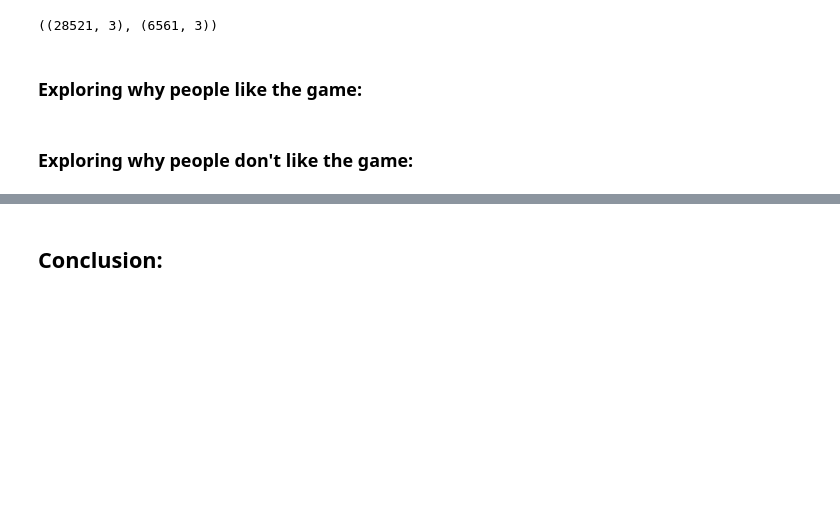
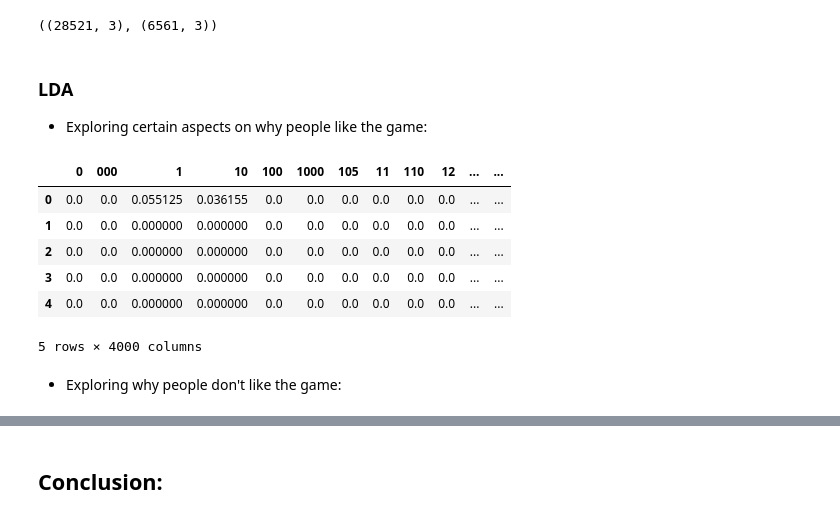
Before and after one commit to BrandonDioneda/Dark-Souls-2-Reviews, a Jupyter notebook: ds2-reviews.ipynb, the cells around one changed output, grey strips where cells are left out. Drawn from its saved outputs; the diff is of its cells as text; code cells hidden in the pictures; blank space fills up the shorter version.

```diff
--- a/ds2-reviews.ipynb
+++ b/ds2-reviews.ipynb
@@ -170,7 +198,23 @@ neg_reviews = reviews[reviews['Recommended?'] == 'Not Recommended']
 pos_reviews.shape, neg_reviews.shape
 # %% [output]
 ((28521, 3), (6561, 3))
+# %% [markdown]
+### LDA
+- Exploring certain aspects on why people like the game:
+# %%
+pos_text = pos_reviews.Review.values.flatten()
+# %%
+tfidf_array = tfidf.fit_transform(pos_text).toarray()
+pos_tfidf = pd.DataFrame(tfidf_array)
+pos_tfidf.columns = tfidf.get_feature_names_out()
+pos_tfidf.head()
+# %% [output]
+|  | 0 | 000 | 1 | 10 | 100 | 1000 | 105 | 11 | 110 | 12 | ... | ... |
+| 0 | 0.0 | 0.0 | 0.055125 | 0.036155 | 0.0 | 0.0 | 0.0 | 0.0 | 0.0 | 0.0 | ... | ... |
+| 1 | 0.0 | 0.0 | 0.000000 | 0.000000 | 0.0 | 0.0 | 0.0 | 0.0 | 0.0 | 0.0 | ... | ... |
+| 2 | 0.0 | 0.0 | 0.000000 | 0.000000 | 0.0 | 0.0 | 0.0 | 0.0 | 0.0 | 0.0 | ... | ... |
+| 3 | 0.0 | 0.0 | 0.000000 | 0.000000 | 0.0 | 0.0 | 0.0 | 0.0 | 0.0 | 0.0 | ... | ... |
+| 4 | 0.0 | 0.0 | 0.000000 | 0.000000 | 0.0 | 0.0 | 0.0 | 0.0 | 0.0 | 0.0 | ... | ... |
+5 rows × 4000 columns
 # %% [markdown]
-### Exploring why people like the game:
+- Exploring why people don't like the game:
-# %% [markdown]
-### Exploring why people don't like the game:
```
Also changed, not shown: parts of 11 cells of this notebook.
